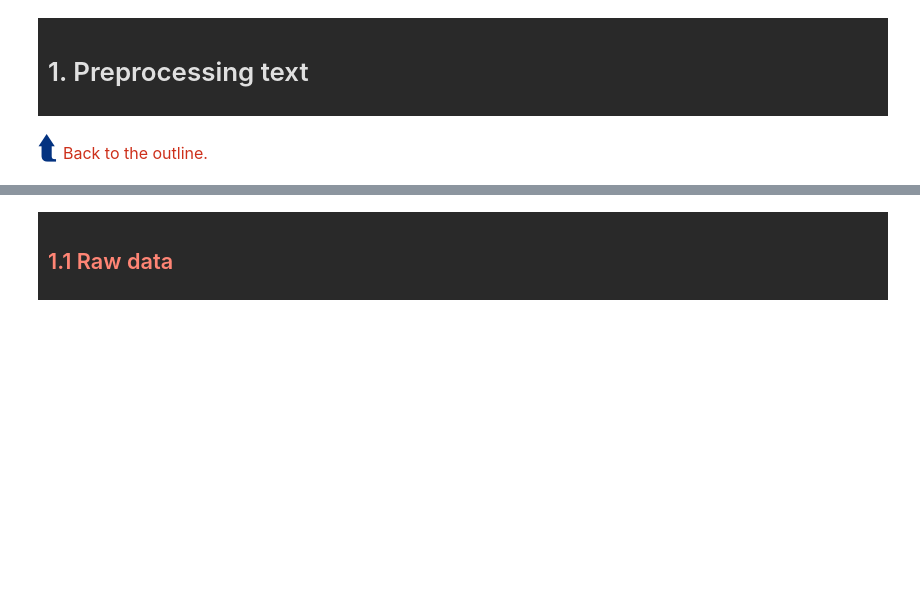
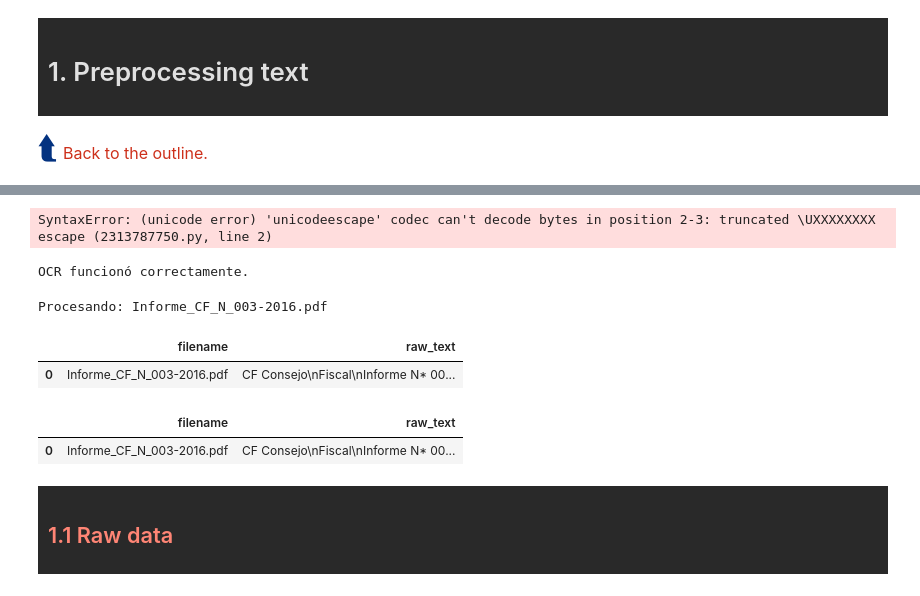
Before and after one commit to JasonCruz18/fiscal_tone, a Jupyter notebook: cf_sentiment_analysis.ipynb, the cells around one changed output, grey strips where cells are left out. Cells and saved outputs as stored; diff of their text form; code cells hidden in the pictures; blank space fills up the shorter version.

Commit message:
Added the fisrt (draft) code to apply OCR to the scanned PDFs

```diff
--- a/cf_sentiment_analysis.ipynb
+++ b/cf_sentiment_analysis.ipynb
@@ -216,3 +245,70 @@ from datetime import datetime
+# %%
+# Ejemplo de uso
+folder = r"C:\Users\Jason Cruz\OneDrive\Documentos\RA\CIUP\Policy Brief\CF\Informes\Cumplimiento de las reglas fiscales\scanned"
+for file in os.listdir(folder):
+    if file.endswith(".pdf"):
+        full_path = os.path.join(folder, file)
+        text = extract_text_from_scanned_pdf(full_path)
+        print(f"Contenido de {file}:\n", text[:500])  # Muestra los primeros caracteres
+# %% [output]
+SyntaxError: (unicode error) 'unicodeescape' codec can't decode bytes in position 2-3: truncated \UXXXXXXXX escape (2313787750.py, line 2)
+# %%
+# Ruta al ejecutable de Tesseract (ajusta según tu instalación)
+pytesseract.pytesseract.tesseract_cmd = r"C:\Program Files\Tesseract-OCR\tesseract.exe"  # ← Ajusta esta línea
+
+def extract_raw_text_from_scanned_pdfs(folder_path, dpi=300, lang='spa'):
+    """
+    Extrae texto de PDFs escaneados usando OCR.
+
+    Args:
+        folder_path (str): Ruta a la carpeta con los archivos PDF.
+        dpi (int): Resolución de las imágenes extraídas del PDF.
+        lang (str): Idioma para el OCR ('spa' para español, 'eng' para inglés, etc.)
+
+    Returns:
+        pd.DataFrame: DataFrame con columnas ['filename', 'raw_text']
+    """
+    records = []
+
+    for file in os.listdir(folder_path):
+        if file.lower().endswith(".pdf"):
+            pdf_path = os.path.join(folder_path, file)
+            try:
+                print(f"Procesando: {file}")
+                images = convert_from_path(pdf_path, dpi=dpi)
+                full_text = ""
+                for img in images:
+                    page_text = pytesseract.image_to_string(img, lang=lang)
+                    full_text += page_text + "\n"
+                records.append({"filename": file, "raw_text": full_text.strip()})
+            except Exception as e:
+                print(f"Error procesando {file}: {e}")
+
+    return pd.DataFrame(records)
+# %%
+import pytesseract
+from PIL import Image
+
+pytesseract.pytesseract.tesseract_cmd = r"C:\Program Files\Tesseract-OCR\tesseract.exe"
+os.environ["TESSDATA_PREFIX"] = r"C:\Program Files\Tesseract-OCR\tessdata"
+
+text = pytesseract.image_to_string(Image.new("RGB", (100, 30)), lang="spa")
+print("OCR funcionó correctamente.")
+# %% [output]
+OCR funcionó correctamente.
+# %%
+folder = r"C:\Users\Jason Cruz\OneDrive\Documentos\RA\CIUP\Policy Brief\CF\Informes\Cumplimiento de las reglas fiscales\scanned"
+df_raw_ocr = extract_raw_text_from_scanned_pdfs(folder)
+df_raw_ocr.head()
+# %% [output]
+Procesando: Informe_CF_N_003-2016.pdf
+|  | filename | raw_text |
+| 0 | Informe_CF_N_003-2016.pdf | CF Consejo\nFiscal\nInforme N* 00... |
+# %%
+df_raw_ocr
+# %% [output]
+|  | filename | raw_text |
+| 0 | Informe_CF_N_003-2016.pdf | CF Consejo\nFiscal\nInforme N* 00... |
 # %% [markdown]
 <div id="1-1"; style="background-color: #292929; padding: 10px; line-height: 1.5; font-family: 'PT Serif Pro Book';">
     <h2 style="text-align: left; color: #ff8575;">
```
Also changed, not shown: parts of 11 cells of this notebook.
